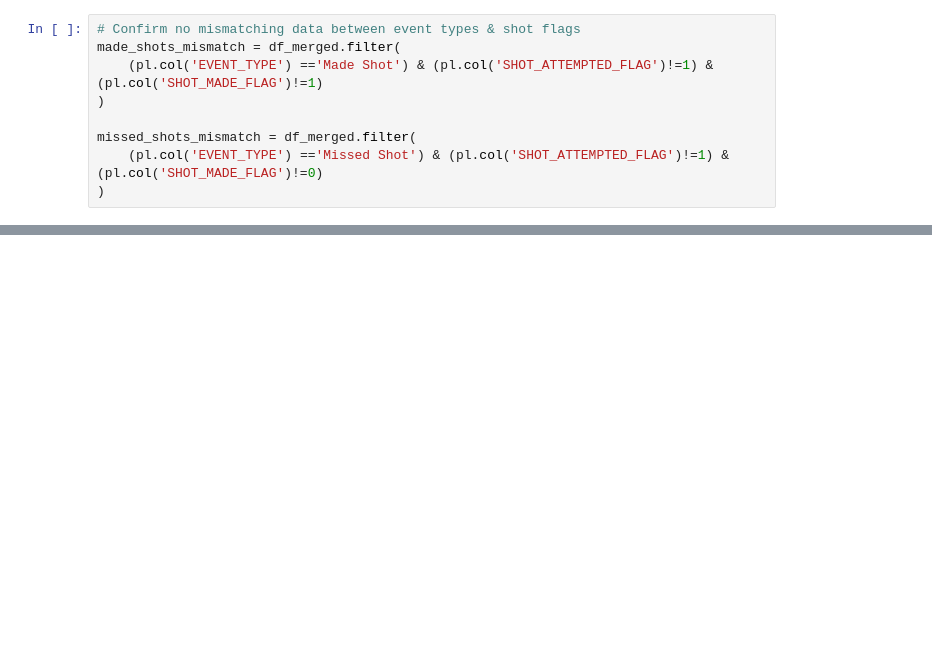
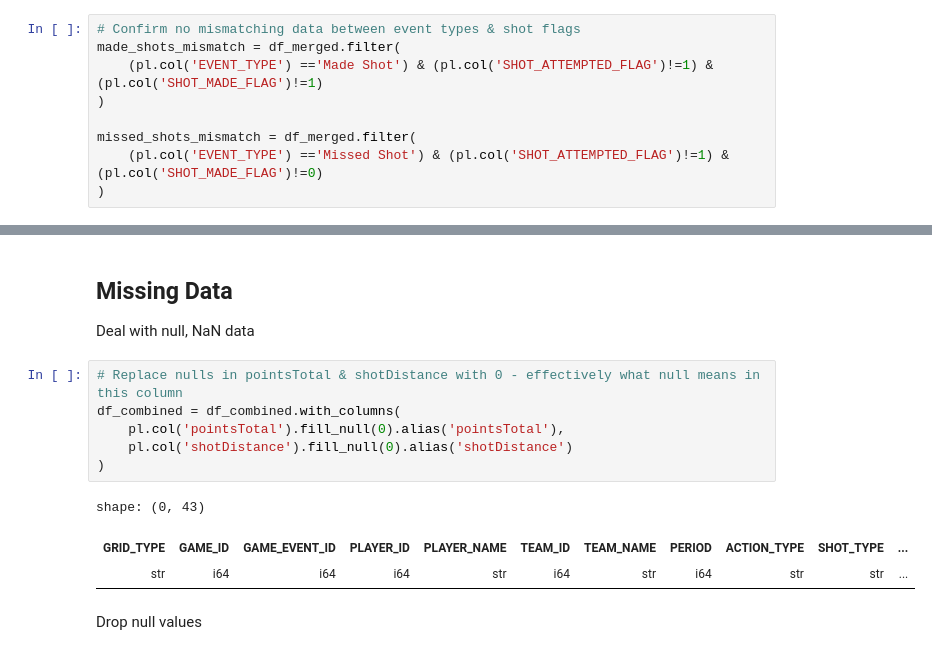
Before and after one commit to carlsonhu225-source/data7001_g02, a Jupyter notebook: Load_NBA_Dataset.ipynb, the cells around one changed output, grey strips where cells are left out. Cells and saved outputs as stored; diff of their text form; blank space fills up the shorter version.

```diff
--- a/Load_NBA_Dataset.ipynb
+++ b/Load_NBA_Dataset.ipynb
@@ -233,3 +161,19 @@ shape: (219_527, 41)
 | "Shot Chart Detail" | 22401217 | 661 | 1642259 | "Alex Sarr" | 1610612764 | "Washington Wizards" | 4 | "Jump Shot" | "3PT Field Goal" | ... |
 | "Shot Chart Detail" | 22401217 | 668 | 1630551 | "Justin Champagnie" | 1610612764 | "Washington Wizards" | 4 | "Running Dunk Shot" | "2PT Field Goal" | ... |
 | "Shot Chart Detail" | 22401217 | 672 | 1629673 | "Jordan Poole" | 1610612764 | "Washington Wizards" | 4 | "Driving Finger Roll Layup Shot" | "2PT Field Goal" | ... |
+# %% [markdown]
+## Missing Data
+
+Deal with null, NaN data
+# %%
+# Replace nulls in pointsTotal & shotDistance with 0 - effectively what null means in this column
+df_combined = df_combined.with_columns(
+    pl.col('pointsTotal').fill_null(0).alias('pointsTotal'),
+    pl.col('shotDistance').fill_null(0).alias('shotDistance')
+)
+# %% [output]
+shape: (0, 43)
+| GRID_TYPE | GAME_ID | GAME_EVENT_ID | PLAYER_ID | PLAYER_NAME | TEAM_ID | TEAM_NAME | PERIOD | ACTION_TYPE | SHOT_TYPE | ... |
+| str | i64 | i64 | i64 | str | i64 | str | i64 | str | str | ... |
+# %% [markdown]
+Drop null values
```
Also changed, not shown: parts of 24 cells of this notebook, 2 other files.
